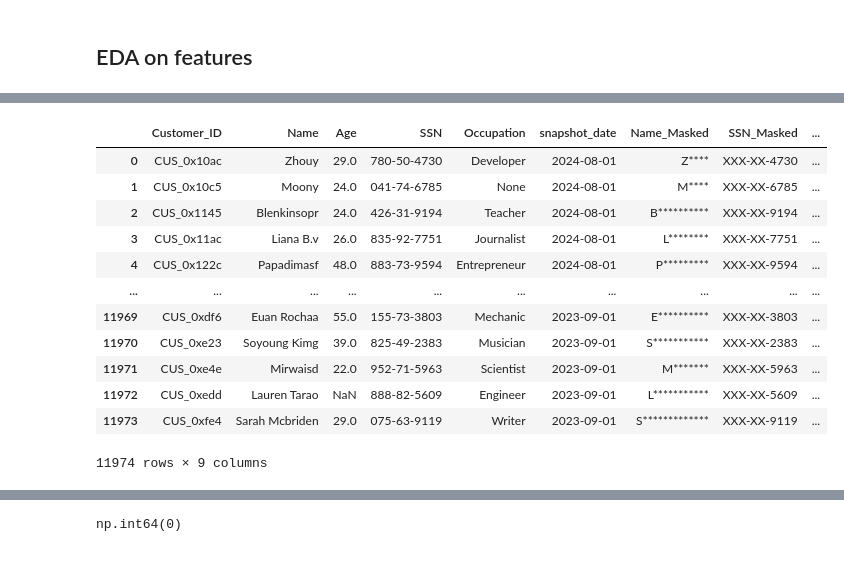
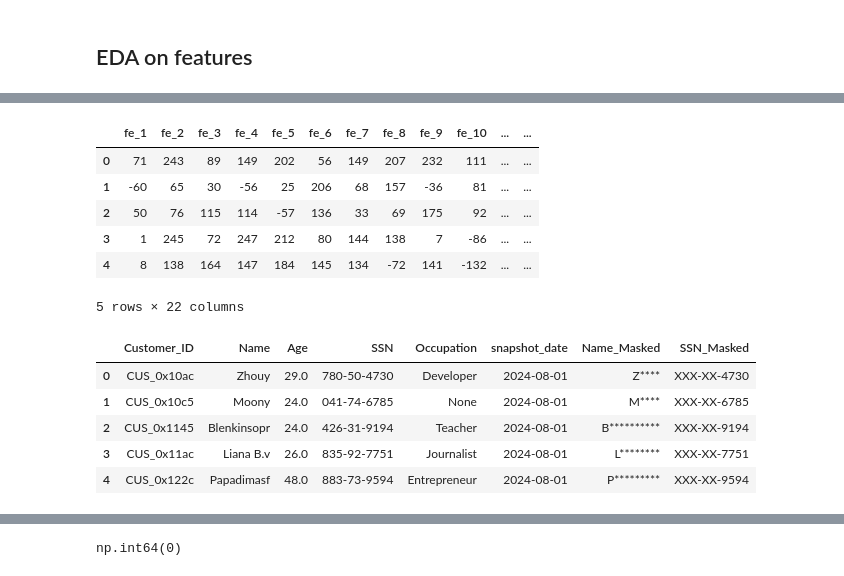
Before and after one commit to pakkei1212/MLE, a Jupyter notebook: a1/data_processing_main.ipynb, the cells around one changed output, grey strips where cells are left out. Drawn from its saved outputs; the diff is of its cells as text; code cells hidden in the pictures.

```diff
--- a/a1/data_processing_main.ipynb
+++ b/a1/data_processing_main.ipynb
@@ -834,16 +780,19 @@ silver_finanicial_pdf = df.toPandas()
+# %%
+silver_click_pdf.head()
+# %% [output]
+|  | fe_1 | fe_2 | fe_3 | fe_4 | fe_5 | fe_6 | fe_7 | fe_8 | fe_9 | fe_10 | ... | ... |
+| 0 | 71 | 243 | 89 | 149 | 202 | 56 | 149 | 207 | 232 | 111 | ... | ... |
+| 1 | -60 | 65 | 30 | -56 | 25 | 206 | 68 | 157 | -36 | 81 | ... | ... |
+| 2 | 50 | 76 | 115 | 114 | -57 | 136 | 33 | 69 | 175 | 92 | ... | ... |
+| 3 | 1 | 245 | 72 | 247 | 212 | 80 | 144 | 138 | 7 | -86 | ... | ... |
+| 4 | 8 | 138 | 164 | 147 | 184 | 145 | 134 | -72 | 141 | -132 | ... | ... |
+5 rows × 22 columns
 # %%
-silver_attr_pdf
+silver_attr_pdf.head()
 # %% [output]
-|  | Customer_ID | Name | Age | SSN | Occupation | snapshot_date | Name_Masked | SSN_Masked | ... |
-| 0 | CUS_0x10ac | Zhouy | 29.0 | 780-50-4730 | Developer | 2024-08-01 | Z**** | XXX-XX-4730 | ... |
-| 1 | CUS_0x10c5 | Moony | 24.0 | 041-74-6785 | None | 2024-08-01 | M**** | XXX-XX-6785 | ... |
-| 2 | CUS_0x1145 | Blenkinsopr | 24.0 | 426-31-9194 | Teacher | 2024-08-01 | B********** | XXX-XX-9194 | ... |
-| 3 | CUS_0x11ac | Liana B.v | 26.0 | 835-92-7751 | Journalist | 2024-08-01 | L******** | XXX-XX-7751 | ... |
-| 4 | CUS_0x122c | Papadimasf | 48.0 | 883-73-9594 | Entrepreneur | 2024-08-01 | P********* | XXX-XX-9594 | ... |
-| ... | ... | ... | ... | ... | ... | ... | ... | ... | ... |
-| 11969 | CUS_0xdf6 | Euan Rochaa | 55.0 | 155-73-3803 | Mechanic | 2023-09-01 | E********** | XXX-XX-3803 | ... |
-| 11970 | CUS_0xe23 | Soyoung Kimg | 39.0 | 825-49-2383 | Musician | 2023-09-01 | S*********** | XXX-XX-2383 | ... |
-| 11971 | CUS_0xe4e | Mirwaisd | 22.0 | 952-71-5963 | Scientist | 2023-09-01 | M******* | XXX-XX-5963 | ... |
-| 11972 | CUS_0xedd | Lauren Tarao | NaN | 888-82-5609 | Engineer | 2023-09-01 | L*********** | XXX-XX-5609 | ... |
-| 11973 | CUS_0xfe4 | Sarah Mcbriden | 29.0 | 075-63-9119 | Writer | 2023-09-01 | S************* | XXX-XX-9119 | ... |
+|  | Customer_ID | Name | Age | SSN | Occupation | snapshot_date | Name_Masked | SSN_Masked |
+| 0 | CUS_0x10ac | Zhouy | 29.0 | 780-50-4730 | Developer | 2024-08-01 | Z**** | XXX-XX-4730 |
+| 1 | CUS_0x10c5 | Moony | 24.0 | 041-74-6785 | None | 2024-08-01 | M**** | XXX-XX-6785 |
+| 2 | CUS_0x1145 | Blenkinsopr | 24.0 | 426-31-9194 | Teacher | 2024-08-01 | B********** | XXX-XX-9194 |
+| 3 | CUS_0x11ac | Liana B.v | 26.0 | 835-92-7751 | Journalist | 2024-08-01 | L******** | XXX-XX-7751 |
+| 4 | CUS_0x122c | Papadimasf | 48.0 | 883-73-9594 | Entrepreneur | 2024-08-01 | P********* | XXX-XX-9594 |
-11974 rows × 9 columns
```
Also changed, not shown: parts of 66 cells of this notebook, 5 other files.
